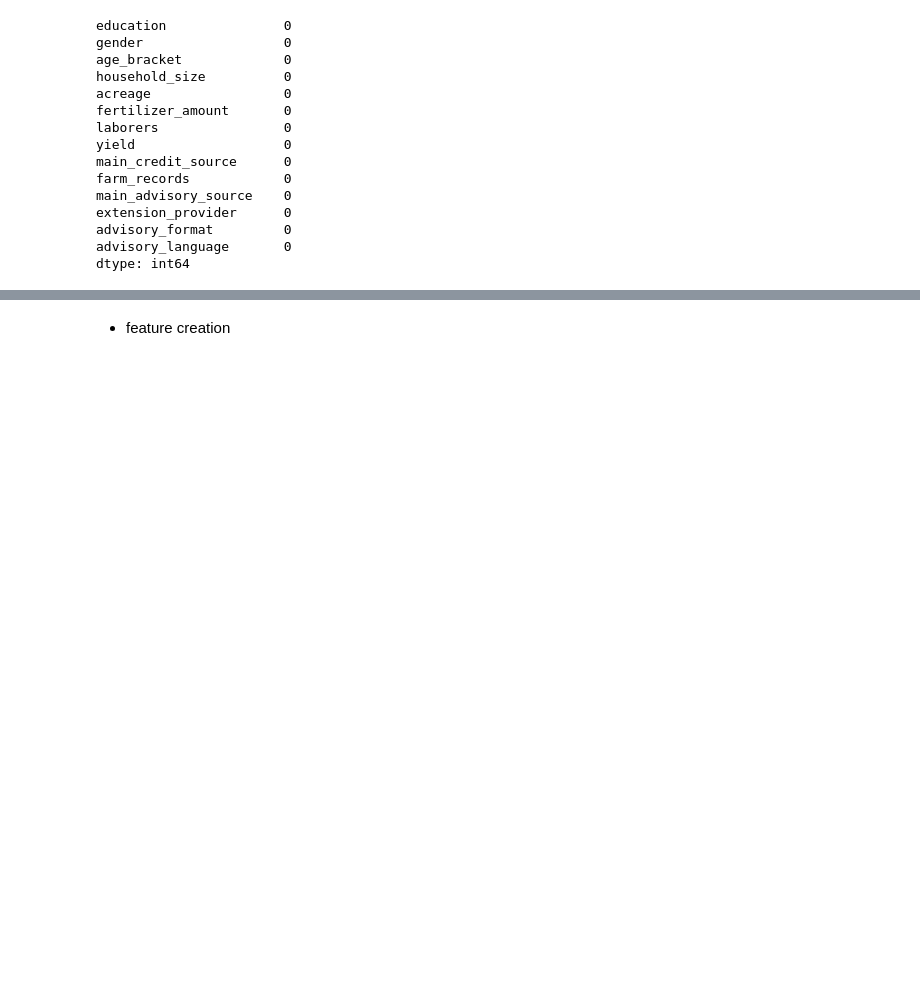
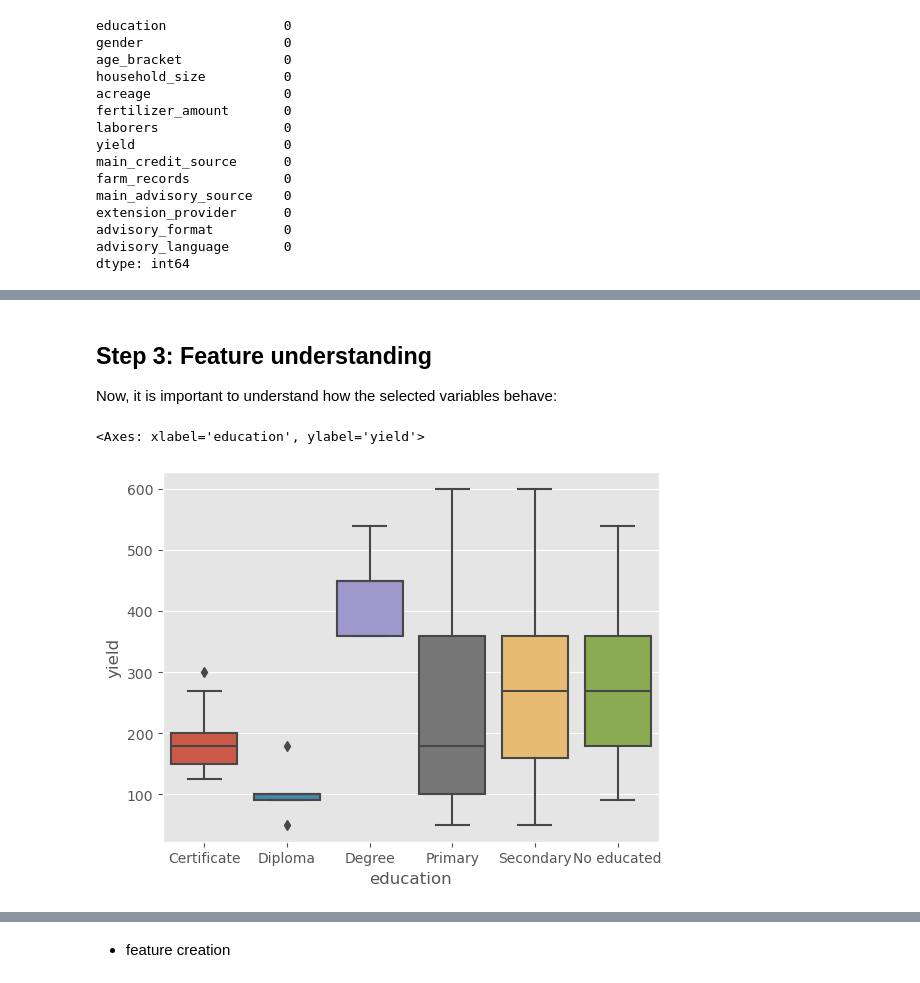
Before and after one commit to bizzaccelerator/midterm-project-mlzoomcamp, a Jupyter notebook: notebook.ipynb, the cells around one changed output, grey strips where cells are left out. Drawn from its saved outputs; the diff is of its cells as text; code cells hidden in the pictures; blank space fills up the shorter version.

Commit message:
Feature understanding started.

```diff
--- a/notebook.ipynb
+++ b/notebook.ipynb
@@ -271,0 +288,10 @@ dtype: int64
+# %% [markdown]
+## Step 3: Feature understanding
+
+Now, it is important to understand how the selected variables behave:
+# %%
+# The education variable behave as:
+sns.boxplot(x=corn_subset['education'], y=corn_subset['yield'])
+# %% [output]
+<Axes: xlabel='education', ylabel='yield'>
+[figure, added]
```
Also changed, not shown: parts of 5 cells of this notebook.
